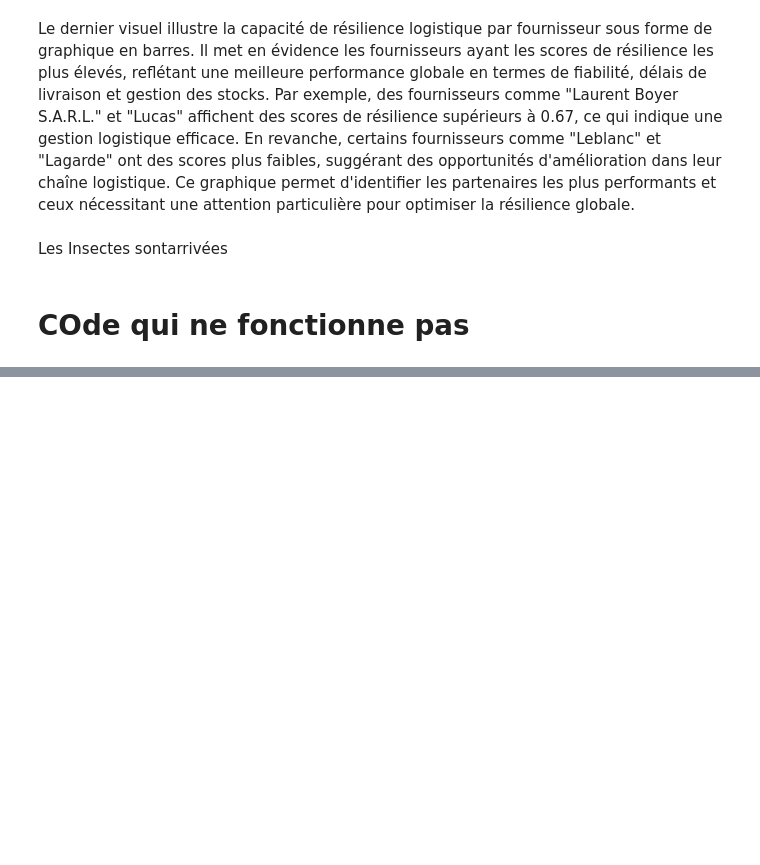
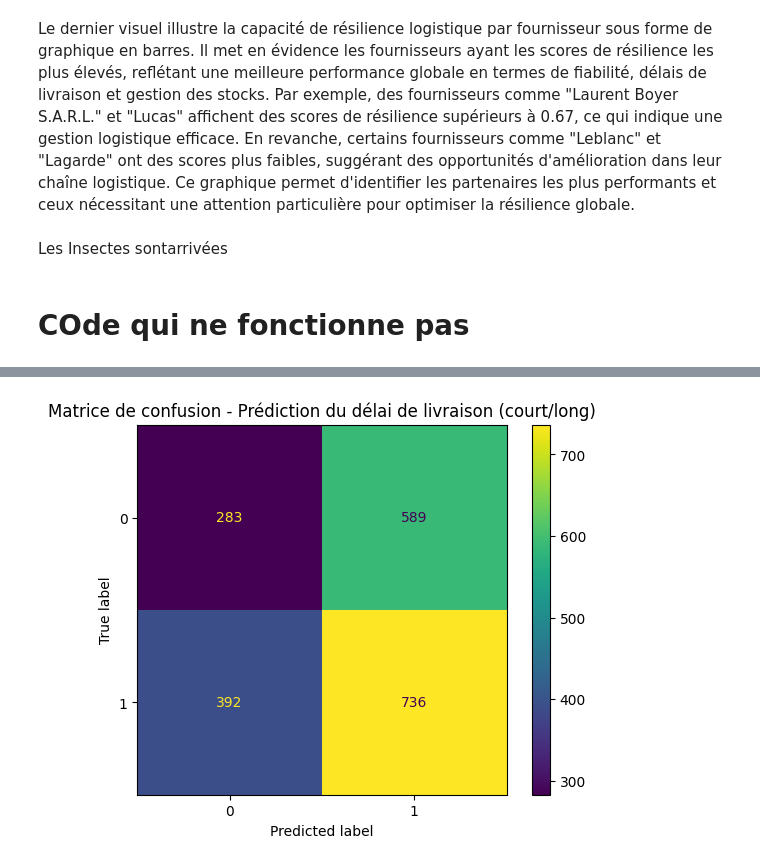
Before and after one commit to Fanaingamampiandra/Projet_Supply_chain, a Jupyter notebook: stephanie/achat_prod_fourn_stock.ipynb, the cells around one changed output, grey strips where cells are left out. Cells and saved outputs as stored; diff of their text form; code cells hidden in the pictures; blank space fills up the shorter version.

```diff
--- a/stephanie/achat_prod_fourn_stock.ipynb
+++ b/stephanie/achat_prod_fourn_stock.ipynb
@@ -356,0 +790,26 @@ Les Insectes sontarrivées
+# %%
+from sklearn.model_selection import train_test_split
+from sklearn.ensemble import RandomForestClassifier
+from sklearn.metrics import confusion_matrix, ConfusionMatrixDisplay
+
+# Binariser la cible : 1 si délai <= médiane, 0 sinon
+delai_median = data_le['délai_livraison_jours'].median()
+y_bin = (data_le['délai_livraison_jours'] <= delai_median).astype(int)
+X = data_le.drop(['délai_livraison_jours', 'date_achat'], axis=1)
+
+# Split
+X_train, X_test, y_train, y_test = train_test_split(X, y_bin, test_size=0.2, random_state=42)
+
+# Modèle
+clf = RandomForestClassifier(random_state=42)
+clf.fit(X_train, y_train)
+y_pred = clf.predict(X_test)
+
+# Matrice de confusion
+cm = confusion_matrix(y_test, y_pred)
+disp = ConfusionMatrixDisplay(confusion_matrix=cm)
+disp.plot()
+plt.title("Matrice de confusion - Prédiction du délai de livraison (court/long)")
+plt.show()
+# %% [output]
+[figure, added]
```
Also changed, not shown: parts of 25 cells of this notebook.
